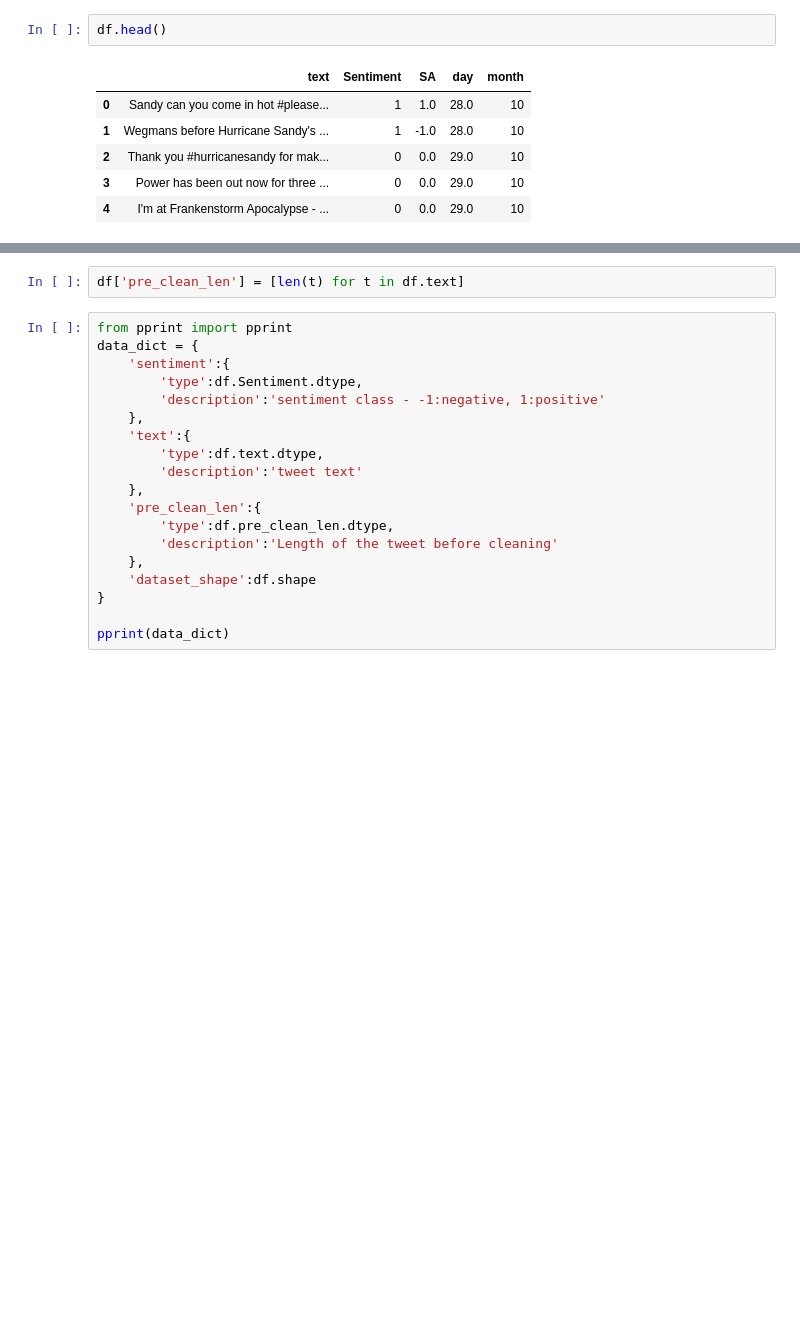
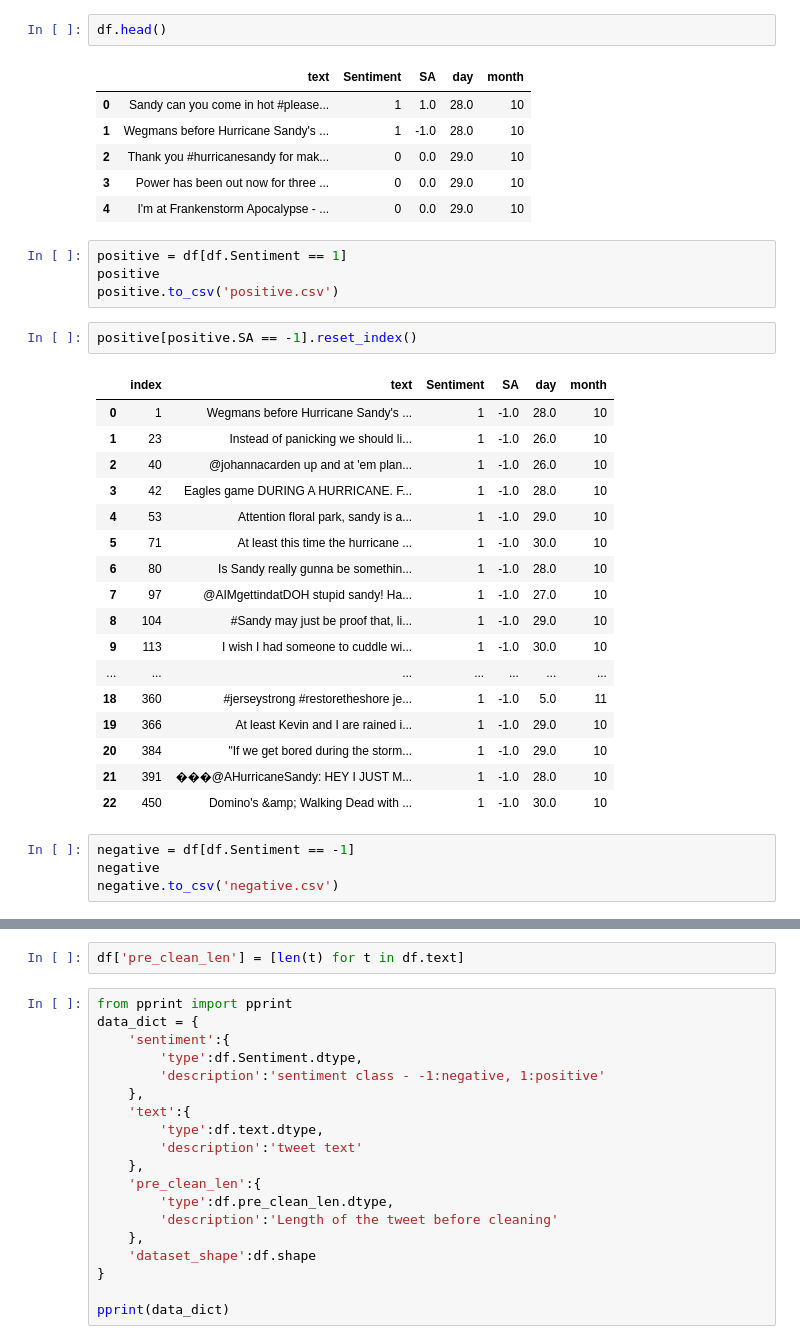
Before and after one commit to juran321/TextClassification_SandyData, a Jupyter notebook: SmapleData sentiment.ipynb, the cells around one changed output, grey strips where cells are left out. Saved outputs shown, nothing was run; the diff lists cells and outputs as text; blank space fills up the shorter version.

```diff
--- a/SmapleData sentiment.ipynb
+++ b/SmapleData sentiment.ipynb
@@ -195,3 +196,31 @@ df.head()
 | 2 | Thank you #hurricanesandy for mak... | 0 | 0.0 | 29.0 | 10 |
 | 3 | Power has been out now for three ... | 0 | 0.0 | 29.0 | 10 |
 | 4 | I'm at Frankenstorm Apocalypse - ... | 0 | 0.0 | 29.0 | 10 |
+# %%
+positive = df[df.Sentiment == 1]
+positive
+positive.to_csv('positive.csv')
+# %%
+positive[positive.SA == -1].reset_index()
+# %% [output]
+|  | index | text | Sentiment | SA | day | month |
+| 0 | 1 | Wegmans before Hurricane Sandy's ... | 1 | -1.0 | 28.0 | 10 |
+| 1 | 23 | Instead of panicking we should li... | 1 | -1.0 | 26.0 | 10 |
+| 2 | 40 | @johannacarden up and at 'em plan... | 1 | -1.0 | 26.0 | 10 |
+| 3 | 42 | Eagles game DURING A HURRICANE. F... | 1 | -1.0 | 28.0 | 10 |
+| 4 | 53 | Attention floral park, sandy is a... | 1 | -1.0 | 29.0 | 10 |
+| 5 | 71 | At least this time the hurricane ... | 1 | -1.0 | 30.0 | 10 |
+| 6 | 80 | Is Sandy really gunna be somethin... | 1 | -1.0 | 28.0 | 10 |
+| 7 | 97 | @AIMgettindatDOH stupid sandy! Ha... | 1 | -1.0 | 27.0 | 10 |
+| 8 | 104 | #Sandy may just be proof that, li... | 1 | -1.0 | 29.0 | 10 |
+| 9 | 113 | I wish I had someone to cuddle wi... | 1 | -1.0 | 30.0 | 10 |
+| ... | ... | ... | ... | ... | ... | ... |
+| 18 | 360 | #jerseystrong #restoretheshore je... | 1 | -1.0 | 5.0 | 11 |
+| 19 | 366 | At least Kevin and I are rained i... | 1 | -1.0 | 29.0 | 10 |
+| 20 | 384 | "If we get bored during the storm... | 1 | -1.0 | 29.0 | 10 |
+| 21 | 391 | ���@AHurricaneSandy: HEY I JUST M... | 1 | -1.0 | 28.0 | 10 |
+| 22 | 450 | Domino's &amp; Walking Dead with ... | 1 | -1.0 | 30.0 | 10 |
+# %%
+negative = df[df.Sentiment == -1]
+negative
+negative.to_csv('negative.csv')
```
Also changed, not shown: parts of 4 cells of this notebook, 3 other files.
